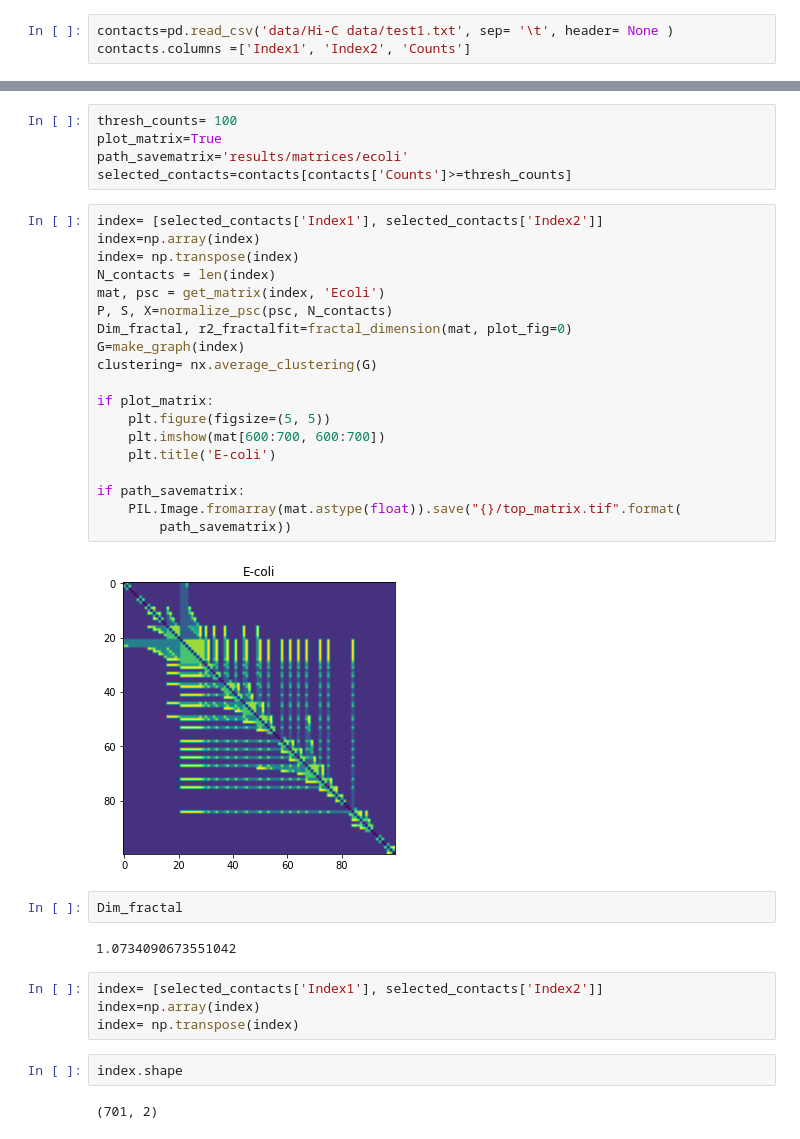
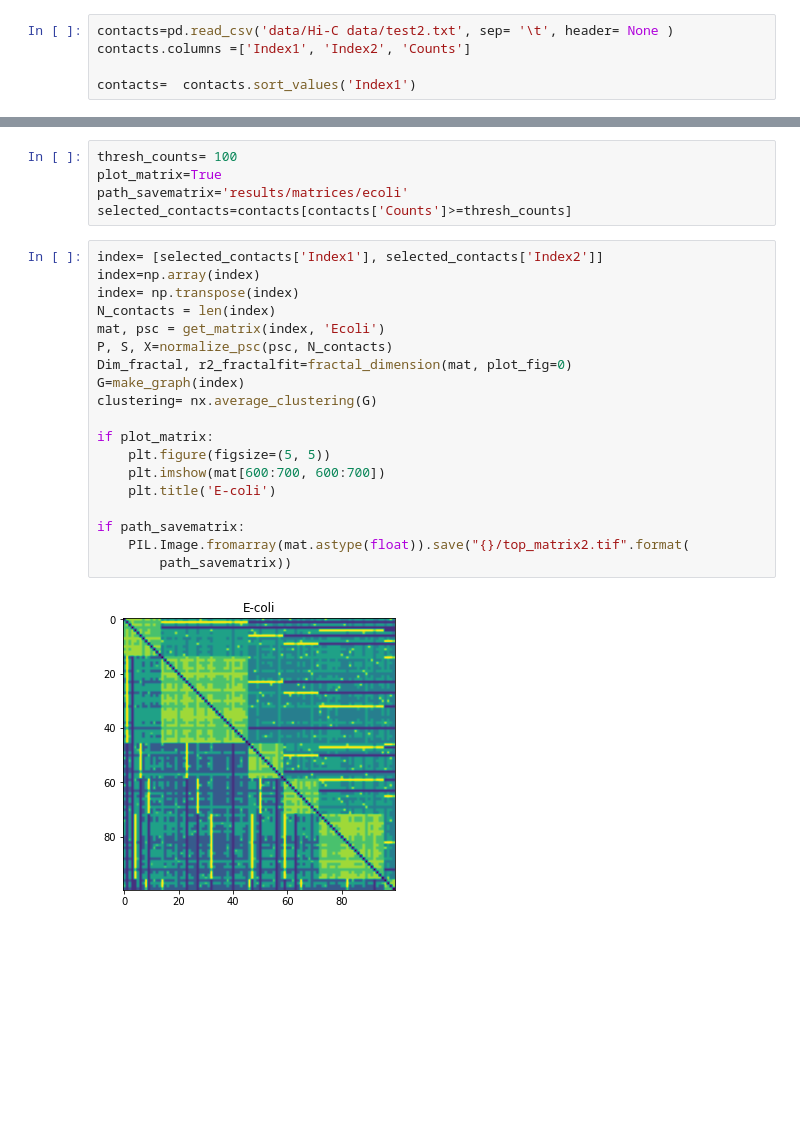
Before and after one commit to barbaroo/genome_topology, a Jupyter notebook: Hi-C map analysis/ExtractTopology_populationHiC.ipynb, the cells around one changed output, grey strips where cells are left out. Saved outputs shown, nothing was run; the diff lists cells and outputs as text; blank space fills up the shorter version.

Commit message:
resolve indexing issue HiCpopulation CT

```diff
--- a/Hi-C map analysis/ExtractTopology_populationHiC.ipynb
+++ b/Hi-C map analysis/ExtractTopology_populationHiC.ipynb
@@ -18,8 +18,10 @@ from genome_topology import get_matrix
 from genome_topology import fractal_dimension
 from genome_topology import make_graph
 # %%
-contacts=pd.read_csv('data/Hi-C data/test1.txt', sep= '\t', header= None )
+contacts=pd.read_csv('data/Hi-C data/test2.txt', sep= '\t', header= None )
 contacts.columns =['Index1', 'Index2', 'Counts']
+
+contacts=  contacts.sort_values('Index1')
 # %%
 contacts
 # %% [output]
@@ -44,33 +46,21 @@ selected_contacts=contacts[contacts['Counts']>=thresh_counts]
 # %%
 index= [selected_contacts['Index1'], selected_contacts['Index2']]
 index=np.array(index)
 index= np.transpose(index)
 N_contacts = len(index)
 mat, psc = get_matrix(index, 'Ecoli')
 P, S, X=normalize_psc(psc, N_contacts)
 Dim_fractal, r2_fractalfit=fractal_dimension(mat, plot_fig=0)
 G=make_graph(index)
 clustering= nx.average_clustering(G)
 
 if plot_matrix:
     plt.figure(figsize=(5, 5))
     plt.imshow(mat[600:700, 600:700])
     plt.title('E-coli')
 
 if path_savematrix:
-    PIL.Image.fromarray(mat.astype(float)).save("{}/top_matrix.tif".format(
+    PIL.Image.fromarray(mat.astype(float)).save("{}/top_matrix2.tif".format(
         path_savematrix))
 # %% [output]
-[figure, old version]
+[figure, new version]
-# %%
-Dim_fractal
-# %% [output]
-1.0734090673551042
-# %%
-index= [selected_contacts['Index1'], selected_contacts['Index2']]
-index=np.array(index)
-index= np.transpose(index)
-# %%
-index.shape
-# %% [output]
-(701, 2)
```
Also changed, not shown: parts of 3 cells of this notebook, 1 other file.
